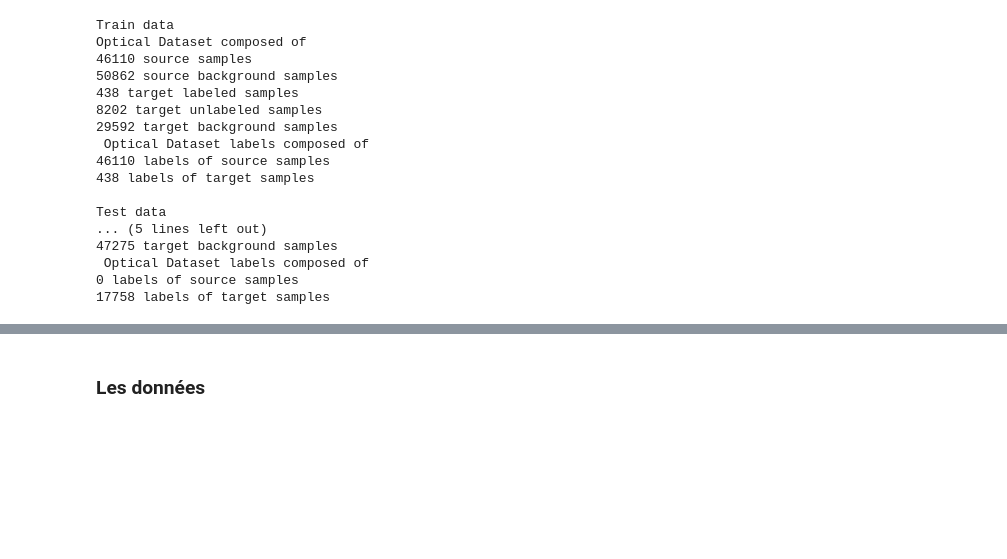
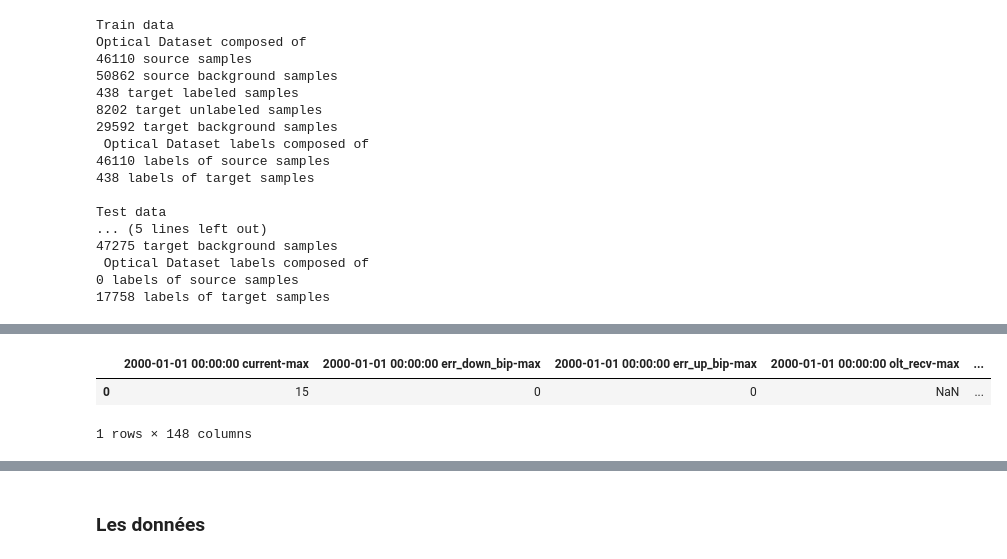
Before and after one commit to aflatoune/Huawei, a Jupyter notebook: oan_failure_starting_kit.ipynb, the cells around one changed output, grey strips where cells are left out. Drawn from its saved outputs; the diff is of its cells as text; code cells hidden in the pictures; blank space fills up the shorter version.

```diff
--- a/oan_failure_starting_kit.ipynb
+++ b/oan_failure_starting_kit.ipynb
@@ -137,0 +158,15 @@ X_n, l_n = create_df_obs(X=X_train, y=y_train,
+# %%
+def flatten_df(X, name=None):
+    add_unit = ['day', 'hour', 'minute']
+    col_names = []
+    for i in X.index:
+        for c in X.columns:
+            if c in add_unit:
+                col_names.append(c)
+            else:
+                col_names.append(f'{i} {c}')
+    tmp = pd.DataFrame(X.stack(dropna=False).values).T
+    tmp.columns = col_names
+    if name is not None:
+        tmp["groupe"] =  name
+    return tmp
@@ -173,0 +199,8 @@ X_n.resample('6H').max()
+# %%
+test = flatten_df(X_n, name='S')
+# %%
+test
+# %% [output]
+|  | 2000-01-01 00:00:00 current-max | 2000-01-01 00:00:00 err_down_bip-max | 2000-01-01 00:00:00 err_up_bip-max | 2000-01-01 00:00:00 olt_recv-max | ... |
+| 0 | 15 | 0 | 0 | NaN | ... |
+1 rows × 148 columns
```
Also changed, not shown: parts of 19 cells of this notebook, 1 other file.
